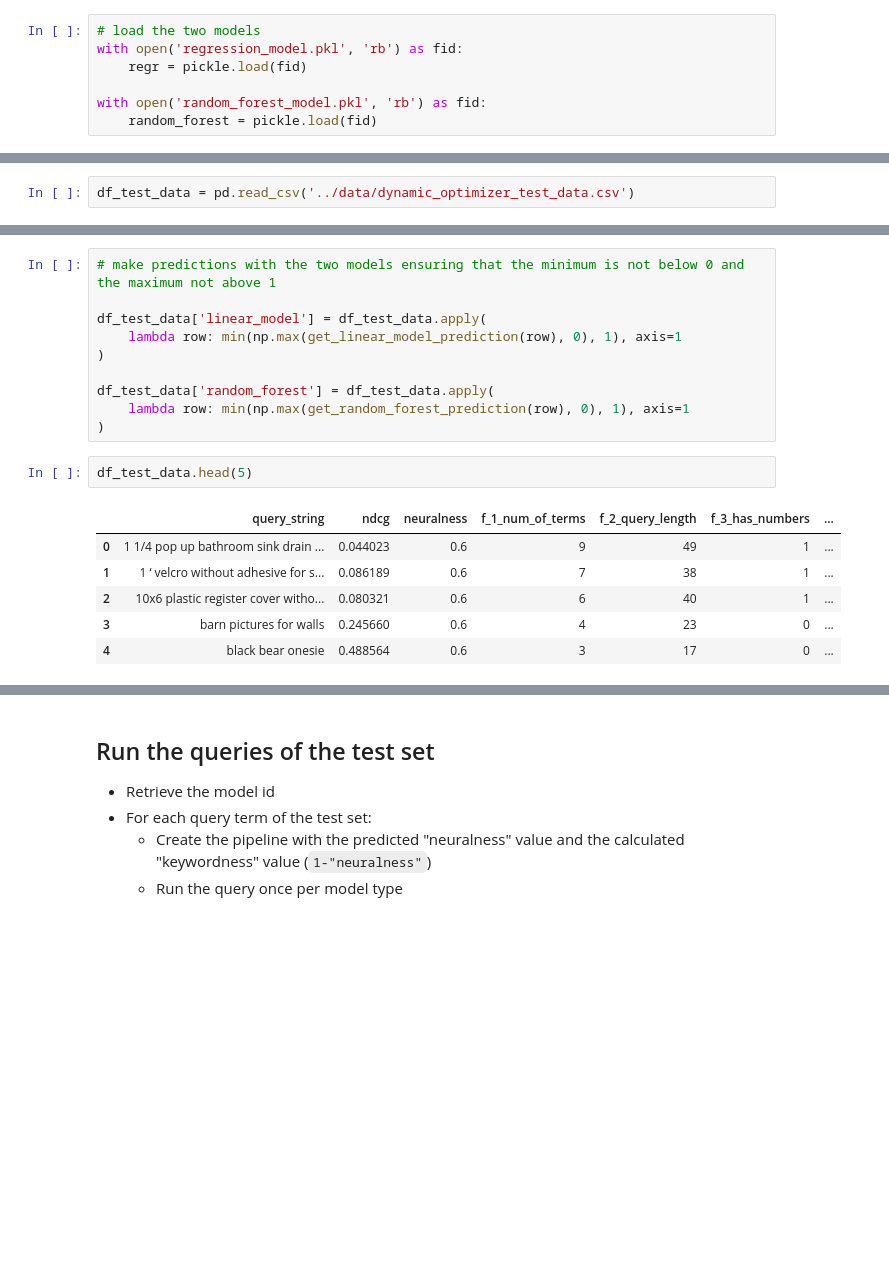
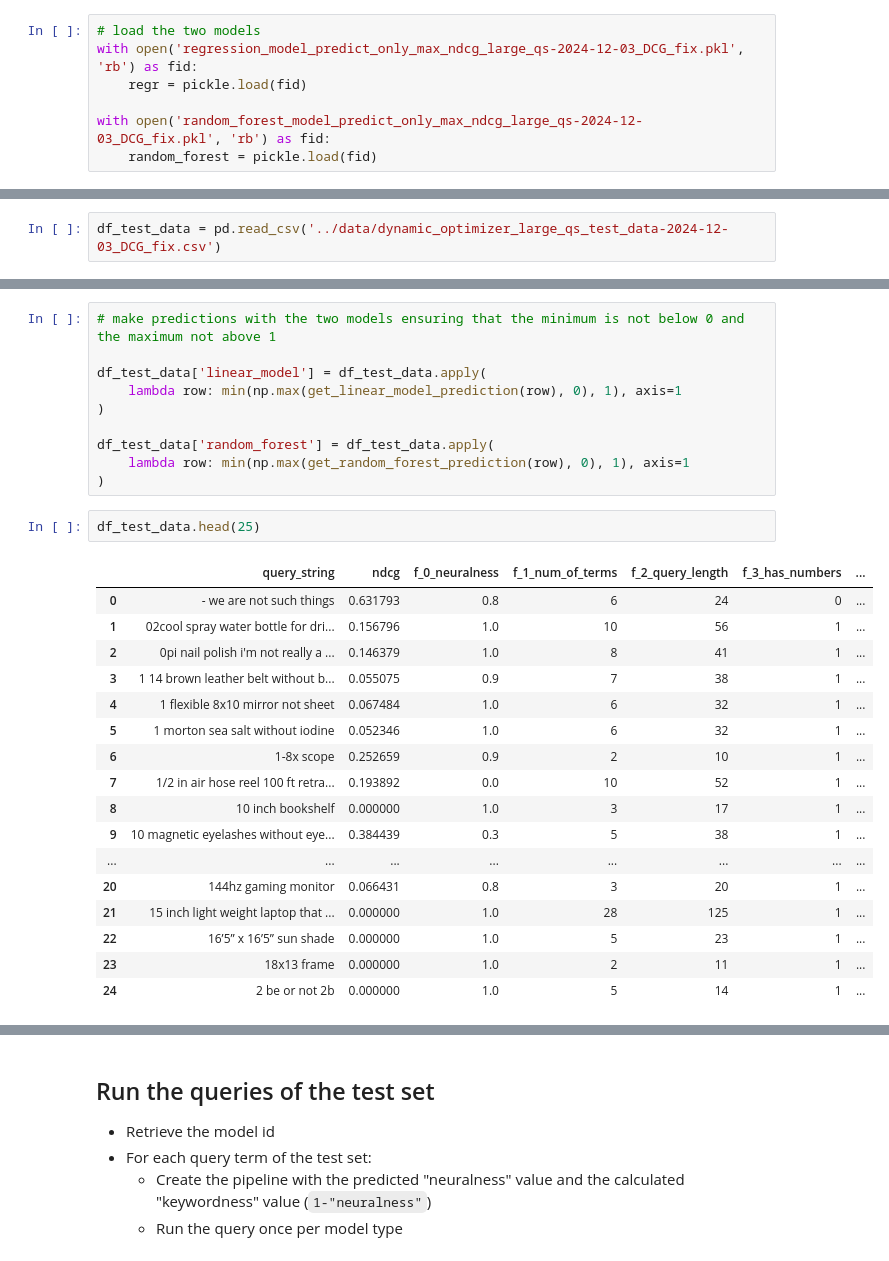
Before and after one commit to o19s/opensearch-hybrid-search-optimization, a Jupyter notebook: notebooks/8_Run_Queries_Dynamic_Optimizer.ipynb, the cells around one changed output, grey strips where cells are left out. Cells and saved outputs as stored; diff of their text form; blank space fills up the shorter version.

Commit message:
Fix DCG calculation, change approach to use neuralness as feature and predict NDCG, instead of predicting neuralness.
Signed-off-by: wrigleyDan <dwrigley@opensourceconnections.com>

```diff
--- a/notebooks/8_Run_Queries_Dynamic_Optimizer.ipynb
+++ b/notebooks/8_Run_Queries_Dynamic_Optimizer.ipynb
@@ -26,10 +26,10 @@ from tqdm.notebook import tqdm_notebook
 ## Load models from the previous notebook
 # %%
 # load the two models
-with open('regression_model.pkl', 'rb') as fid:
+with open('regression_model_predict_only_max_ndcg_large_qs-2024-12-03_DCG_fix.pkl', 'rb') as fid:
     regr = pickle.load(fid)
 
-with open('random_forest_model.pkl', 'rb') as fid:
+with open('random_forest_model_predict_only_max_ndcg_large_qs-2024-12-03_DCG_fix.pkl', 'rb') as fid:
     random_forest = pickle.load(fid)
 # %%
 regr
@@ -43,5 +43,5 @@ RandomForestRegressor(max_depth=3, max_features='log2', min_samples_leaf=4,
 # %%
-df_test_data = pd.read_csv('../data/dynamic_optimizer_test_data.csv')
+df_test_data = pd.read_csv('../data/dynamic_optimizer_large_qs_test_data-2024-12-03_DCG_fix.csv')
 # %%
 df_test_data.head(5)
 # %% [output]
@@ -117,11 +118,22 @@ df_test_data['random_forest'] = df_test_data.apply(
     lambda row: min(np.max(get_random_forest_prediction(row), 0), 1), axis=1
 )
 # %%
-df_test_data.head(5)
+df_test_data.head(25)
 # %% [output]
-|  | query_string | ndcg | neuralness | f_1_num_of_terms | f_2_query_length | f_3_has_numbers | ... |
-| 0 | 1 1/4 pop up bathroom sink drain ... | 0.044023 | 0.6 | 9 | 49 | 1 | ... |
-| 1 | 1 ‘ velcro without adhesive for s... | 0.086189 | 0.6 | 7 | 38 | 1 | ... |
-| 2 | 10x6 plastic register cover witho... | 0.080321 | 0.6 | 6 | 40 | 1 | ... |
-| 3 | barn pictures for walls | 0.245660 | 0.6 | 4 | 23 | 0 | ... |
-| 4 | black bear onesie | 0.488564 | 0.6 | 3 | 17 | 0 | ... |
+|  | query_string | ndcg | f_0_neuralness | f_1_num_of_terms | f_2_query_length | f_3_has_numbers | ... |
+| 0 | - we are not such things | 0.631793 | 0.8 | 6 | 24 | 0 | ... |
+| 1 | 02cool spray water bottle for dri... | 0.156796 | 1.0 | 10 | 56 | 1 | ... |
+| 2 | 0pi nail polish i'm not really a ... | 0.146379 | 1.0 | 8 | 41 | 1 | ... |
+| 3 | 1 14 brown leather belt without b... | 0.055075 | 0.9 | 7 | 38 | 1 | ... |
+| 4 | 1 flexible 8x10 mirror not sheet | 0.067484 | 1.0 | 6 | 32 | 1 | ... |
+| 5 | 1 morton sea salt without iodine | 0.052346 | 1.0 | 6 | 32 | 1 | ... |
+| 6 | 1-8x scope | 0.252659 | 0.9 | 2 | 10 | 1 | ... |
+| 7 | 1/2 in air hose reel 100 ft retra... | 0.193892 | 0.0 | 10 | 52 | 1 | ... |
+| 8 | 10 inch bookshelf | 0.000000 | 1.0 | 3 | 17 | 1 | ... |
+| 9 | 10 magnetic eyelashes without eye... | 0.384439 | 0.3 | 5 | 38 | 1 | ... |
+| ... | ... | ... | ... | ... | ... | ... | ... |
+| 20 | 144hz gaming monitor | 0.066431 | 0.8 | 3 | 20 | 1 | ... |
+| 21 | 15 inch light weight laptop that ... | 0.000000 | 1.0 | 28 | 125 | 1 | ... |
+| 22 | 16’5” x 16’5” sun shade | 0.000000 | 1.0 | 5 | 23 | 1 | ... |
+| 23 | 18x13 frame | 0.000000 | 1.0 | 2 | 11 | 1 | ... |
+| 24 | 2 be or not 2b | 0.000000 | 1.0 | 5 | 14 | 1 | ... |
```
Also changed, not shown: parts of 38 cells of this notebook, 4 other files.
